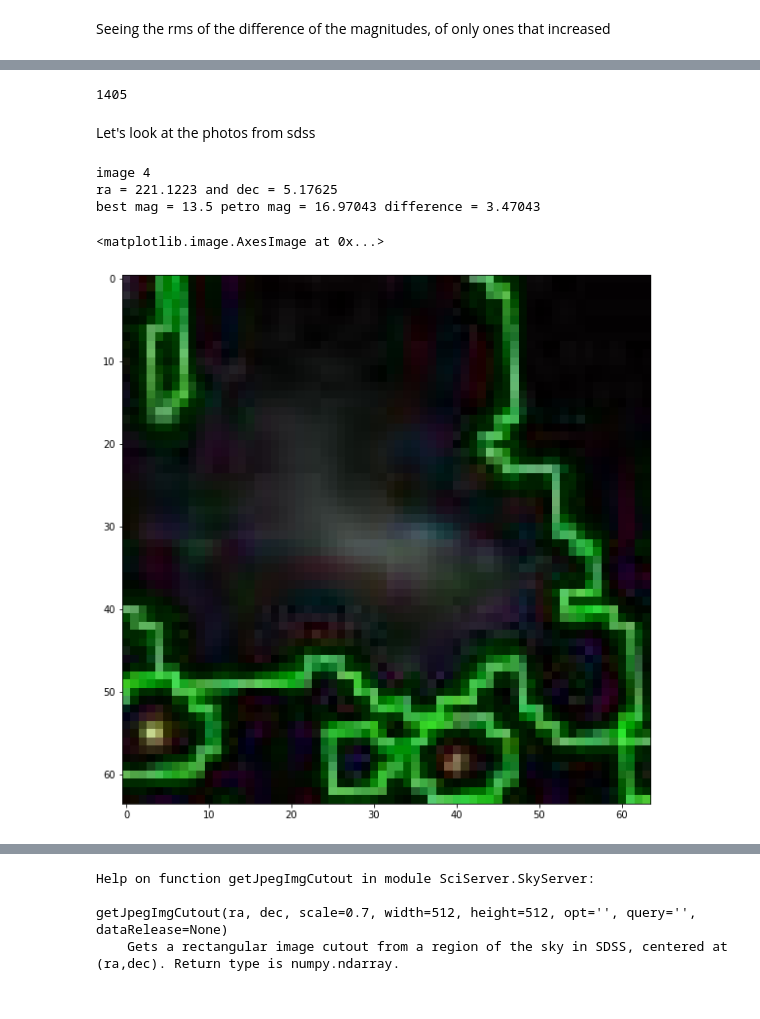
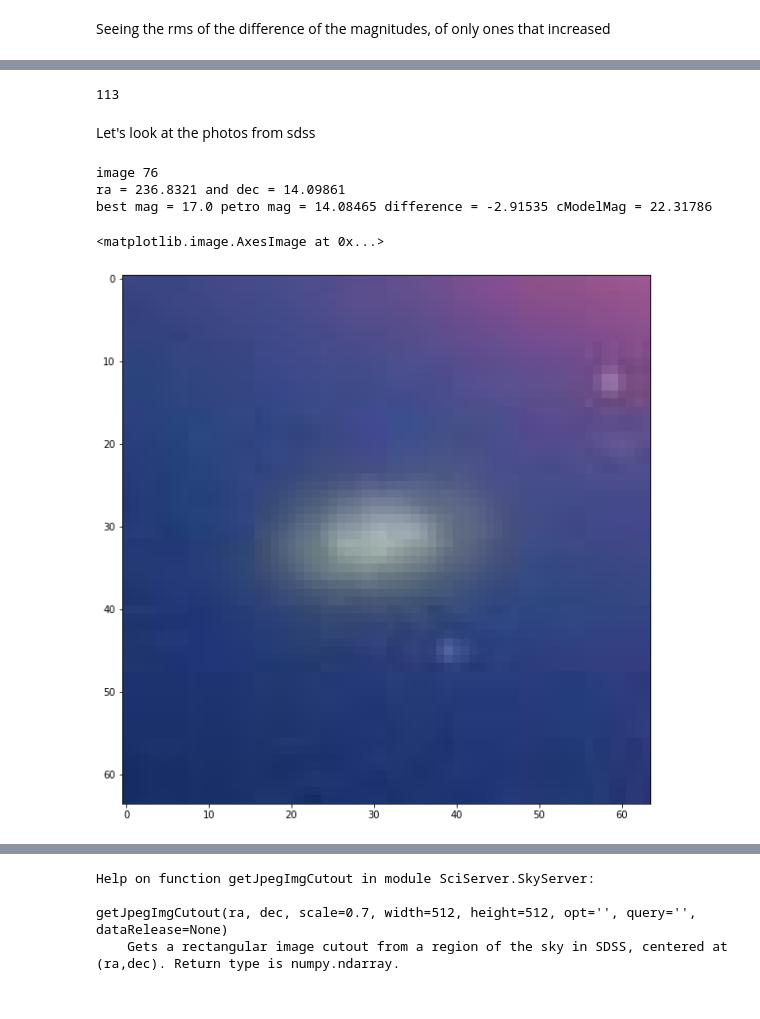
Before and after one commit to sara-negussie/Chandra, a Jupyter notebook: sdssplots.ipynb, the cells around one changed output, grey strips where cells are left out. Cells and saved outputs as stored; diff of their text form; code cells hidden in the pictures.

```diff
--- a/sdssplots.ipynb
+++ b/sdssplots.ipynb
@@ -327,0 +404,11 @@ Name: SDSS_DEC, Length: 777, dtype: float64
+# %%
+outlier = pd.read_csv("outlier.txt", delim_whitespace=True)
+outlier["Best_Mag"]
+outlier["Petro_Mag_g"]
+outlier["cModelMag"]
+outlier["PetroRad_g"]
+outlier["Difference"]
+outlier["My_RA"]
+outlier["SDSS_RA"]
+outlier["My_DEC"]
+outlier["SDSS_DEC"]
@@ -337,36 +437,43 @@ rms of the diff of increased magnitudes 2.3498435891930343
 # %%
 #check changes
-indices = np.where( np.array(bestM) - np.array(petro_g) > -2)
+indices = []
+
+for i in range(np.size(outlier["Difference"])):
+    if outlier["Difference"][i] <= -3:
+        indices.append(i)
+
+#indices = np.where( np.array(bestM) - np.array(petro_g) < -10)
 np.size(indices)
 #print(bestM[array])
+#best - preto  = pos = brighter
+#best - petro = neg = dimmer
 #142/1547
 # %% [output]
-1405
+113
 # %% [markdown]
 Let's look at the photos from sdss
 # %%
-i = indices[0][4] #106
-ra = increMag["SDSS_RA"][i]
-dec = increMag["SDSS_DEC"][i]
+i = 76 #outlier[45] #106
+ra = outlier["SDSS_RA"][i]
+dec = outlier["SDSS_DEC"][i]
 
 SkyServer_DataRelease = "DR17"
 
-
 print("image", i)
 print("ra =", ra, "and dec =", dec)
-print("best mag =", increMag["Best_Mag"][i], "petro mag =", increMag["Petro_Mag_g"][i], "difference =", increMag["Difference"][i])
+print("best mag =", outlier["Best_Mag"][i], "petro mag =", outlier["Petro_Mag_g"][i], "difference =", outlier["Difference"][i], "cModelMag =", outlier["cModelMag"][i])
 #print("ra =", ra, "and dec =", dec)
 img = SkyServer.getJpegImgCutout(ra=ra, dec=dec, width=5, height=5, scale=.8,  opt='O',
                                  dataRelease=SkyServer_DataRelease)
 
 fig = plt.figure(figsize =(10, 10))
 plt.imshow(img)
 # %% [output]
-image 4
-ra = 221.1223 and dec = 5.17625
-best mag = 13.5 petro mag = 16.97043 difference = 3.47043
+image 76
+ra = 236.8321 and dec = 14.09861
+best mag = 17.0 petro mag = 14.08465 difference = -2.91535 cModelMag = 22.31786
 <matplotlib.image.AxesImage at 0x...>
-[figure, old version]
+[figure, new version]
 # %%
 #i = indices[0]  #106
 #DR17
```
Also changed, not shown: parts of 15 cells of this notebook, 16 other files.
